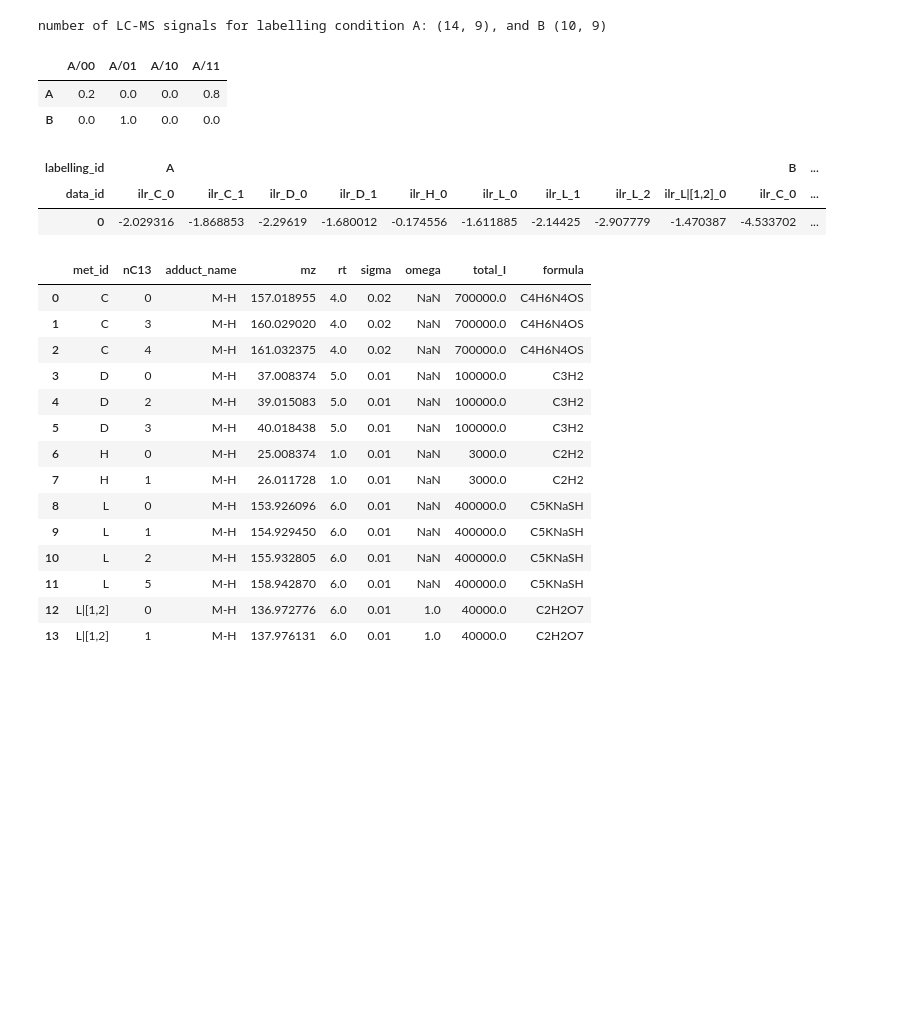
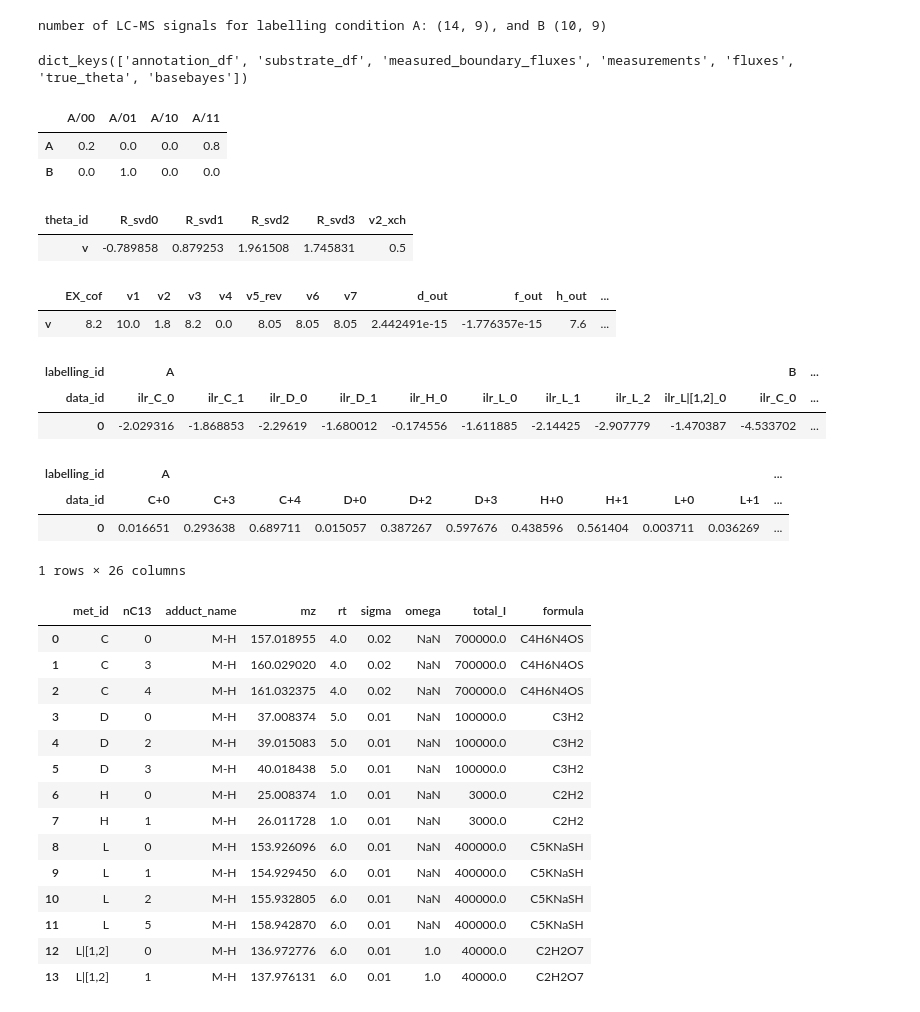
Before and after one commit to Patrickens/sbmfi, a Jupyter notebook: MDV_compres.ipynb, the cells around one changed output. Drawn from its saved outputs; the diff is of its cells as text; code cells hidden in the pictures; blank space fills up the shorter version.

```diff
--- a/MDV_compres.ipynb
+++ b/MDV_compres.ipynb
@@ -66,18 +92,39 @@ These are the measurements that we assume to have access to for both labelling c
 print(f"number of LC-MS signals for labelling condition A: {kwargs['annotation_df']['A'].shape}, and B {kwargs['annotation_df']['B'].shape}")
 # %% [output]
 number of LC-MS signals for labelling condition A: (14, 9), and B (10, 9)
+# %%
+kwargs.keys()
+# %% [output]
+dict_keys(['annotation_df', 'substrate_df', 'measured_boundary_fluxes', 'measurements', 'fluxes', 'true_theta', 'basebayes'])
 # %%
 kwargs['substrate_df']
 # %% [output]
 |  | A/00 | A/01 | A/10 | A/11 |
 | A | 0.2 | 0.0 | 0.0 | 0.8 |
 | B | 0.0 | 1.0 | 0.0 | 0.0 |
+# %%
+kwargs['true_theta']
+# %% [output]
+| theta_id | R_svd0 | R_svd1 | R_svd2 | R_svd3 | v2_xch |
+| v | -0.789858 | 0.879253 | 1.961508 | 1.745831 | 0.5 |
+# %%
+model._fcm.map_theta_2_fluxes(kwargs['true_theta'], pandalize=True)
+# %% [output]
+|  | EX_cof | v1 | v2 | v3 | v4 | v5_rev | v6 | v7 | d_out | f_out | h_out | ... |
+| v | 8.2 | 10.0 | 1.8 | 8.2 | 0.0 | 8.05 | 8.05 | 8.05 | 2.442491e-15 | -1.776357e-15 | 7.6 | ... |
 # %%
 kwargs['measurements']
 # %% [output]
 | labelling_id | A |  |  |  |  |  |  |  |  | B | ... |
 | data_id | ilr_C_0 | ilr_C_1 | ilr_D_0 | ilr_D_1 | ilr_H_0 | ilr_L_0 | ilr_L_1 | ilr_L_2 | ilr_L|[1,2]_0 | ilr_C_0 | ... |
 | 0 | -2.029316 | -1.868853 | -2.29619 | -1.680012 | -0.174556 | -1.611885 | -2.14425 | -2.907779 | -1.470387 | -4.533702 | ... |
+# %%
+kwargs['basebayes'].to_partial_mdvs(kwargs['measurements'])
+# %% [output]
+| labelling_id | A |  |  |  |  |  |  |  |  |  | ... |
+| data_id | C+0 | C+3 | C+4 | D+0 | D+2 | D+3 | H+0 | H+1 | L+0 | L+1 | ... |
+| 0 | 0.016651 | 0.293638 | 0.689711 | 0.015057 | 0.387267 | 0.597676 | 0.438596 | 0.561404 | 0.003711 | 0.036269 | ... |
+1 rows × 26 columns
 # %%
 kwargs['annotation_df']['A']
 # %% [output]
```
Also changed, not shown: parts of 84 cells of this notebook, 8 other files.
